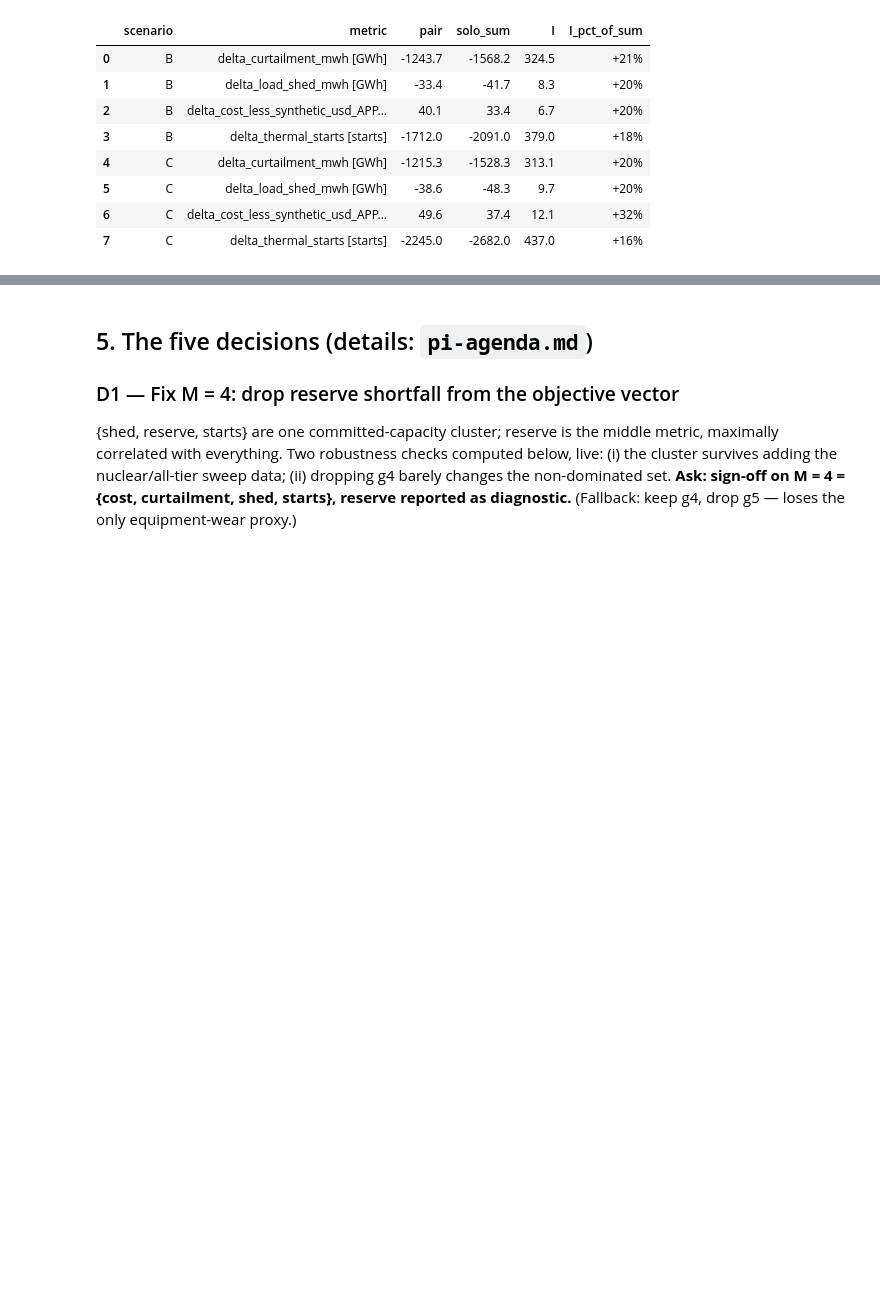
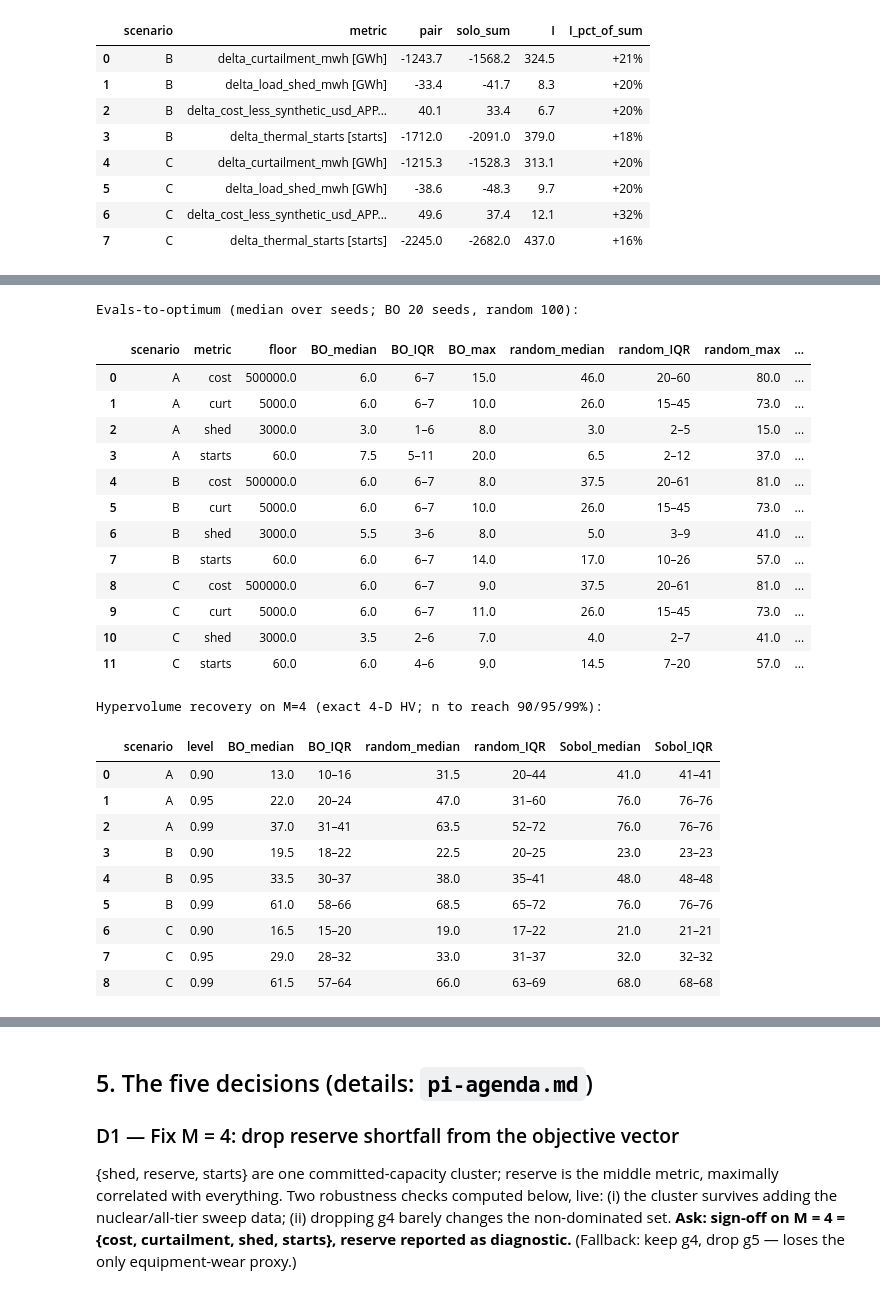
Before and after one commit to ylu283/RTS-GMLC, a Jupyter notebook: trial_0826/campaign/analysis/pi_0911/pi_0911.ipynb, the cells around one changed output, grey strips where cells are left out. Saved outputs shown, nothing was run; the diff lists cells and outputs as text; code cells hidden in the pictures; blank space fills up the shorter version.

```diff
--- a/trial_0826/campaign/analysis/pi_0911/pi_0911.ipynb
+++ b/trial_0826/campaign/analysis/pi_0911/pi_0911.ipynb
@@ -334,0 +357,34 @@ display(pd.DataFrame(rows))
+# %%
+br = CAMPAIGN / 'analysis' / 'bo_replay'
+evals = pd.read_csv(br / 'evals_to_optimum.csv')
+print('Evals-to-optimum (median over seeds; BO 20 seeds, random 100):')
+display(evals)
+hv = pd.read_csv(br / 'hv_recovery_M4.csv')
+print('Hypervolume recovery on M=4 (exact 4-D HV; n to reach 90/95/99%):')
+display(hv)
+# %% [output]
+Evals-to-optimum (median over seeds; BO 20 seeds, random 100):
+|  | scenario | metric | floor | BO_median | BO_IQR | BO_max | random_median | random_IQR | random_max | ... |
+| 0 | A | cost | 500000.0 | 6.0 | 6–7 | 15.0 | 46.0 | 20–60 | 80.0 | ... |
+| 1 | A | curt | 5000.0 | 6.0 | 6–7 | 10.0 | 26.0 | 15–45 | 73.0 | ... |
+| 2 | A | shed | 3000.0 | 3.0 | 1–6 | 8.0 | 3.0 | 2–5 | 15.0 | ... |
+| 3 | A | starts | 60.0 | 7.5 | 5–11 | 20.0 | 6.5 | 2–12 | 37.0 | ... |
+| 4 | B | cost | 500000.0 | 6.0 | 6–7 | 8.0 | 37.5 | 20–61 | 81.0 | ... |
+| 5 | B | curt | 5000.0 | 6.0 | 6–7 | 10.0 | 26.0 | 15–45 | 73.0 | ... |
+| 6 | B | shed | 3000.0 | 5.5 | 3–6 | 8.0 | 5.0 | 3–9 | 41.0 | ... |
+| 7 | B | starts | 60.0 | 6.0 | 6–7 | 14.0 | 17.0 | 10–26 | 57.0 | ... |
+| 8 | C | cost | 500000.0 | 6.0 | 6–7 | 9.0 | 37.5 | 20–61 | 81.0 | ... |
+| 9 | C | curt | 5000.0 | 6.0 | 6–7 | 11.0 | 26.0 | 15–45 | 73.0 | ... |
+| 10 | C | shed | 3000.0 | 3.5 | 2–6 | 7.0 | 4.0 | 2–7 | 41.0 | ... |
+| 11 | C | starts | 60.0 | 6.0 | 4–6 | 9.0 | 14.5 | 7–20 | 57.0 | ... |
+Hypervolume recovery on M=4 (exact 4-D HV; n to reach 90/95/99%):
+|  | scenario | level | BO_median | BO_IQR | random_median | random_IQR | Sobol_median | Sobol_IQR |
+| 0 | A | 0.90 | 13.0 | 10–16 | 31.5 | 20–44 | 41.0 | 41–41 |
+| 1 | A | 0.95 | 22.0 | 20–24 | 47.0 | 31–60 | 76.0 | 76–76 |
+| 2 | A | 0.99 | 37.0 | 31–41 | 63.5 | 52–72 | 76.0 | 76–76 |
+| 3 | B | 0.90 | 19.5 | 18–22 | 22.5 | 20–25 | 23.0 | 23–23 |
+| 4 | B | 0.95 | 33.5 | 30–37 | 38.0 | 35–41 | 48.0 | 48–48 |
+| 5 | B | 0.99 | 61.0 | 58–66 | 68.5 | 65–72 | 76.0 | 76–76 |
+| 6 | C | 0.90 | 16.5 | 15–20 | 19.0 | 17–22 | 21.0 | 21–21 |
+| 7 | C | 0.95 | 29.0 | 28–32 | 33.0 | 31–37 | 32.0 | 32–32 |
+| 8 | C | 0.99 | 61.5 | 57–64 | 66.0 | 63–69 | 68.0 | 68–68 |
```
Also changed, not shown: parts of 2 cells of this notebook.
